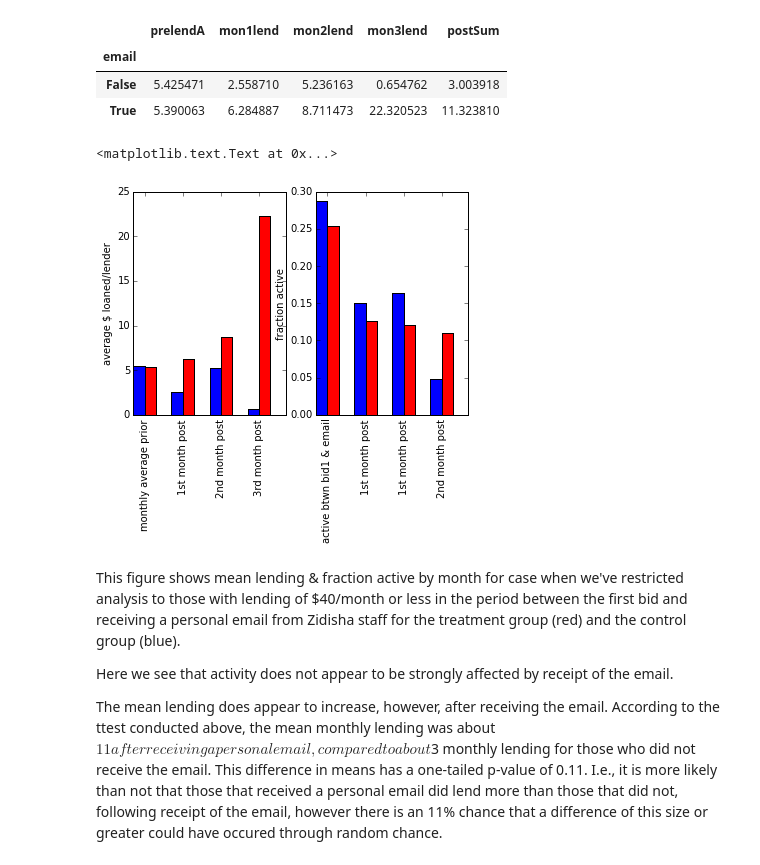
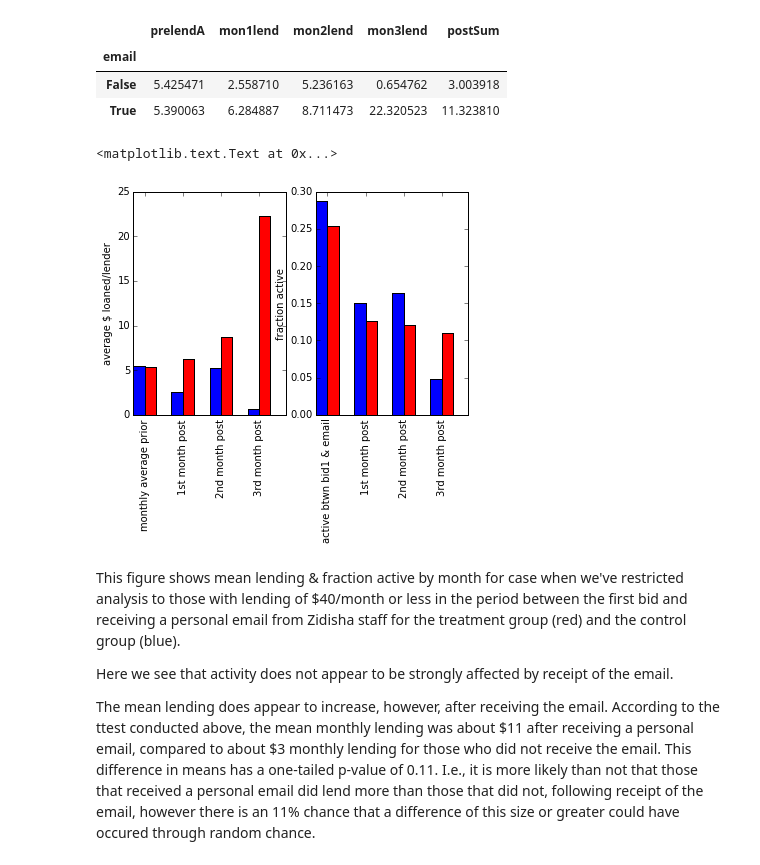
Before and after one commit to erinhult/zidisha, a Jupyter notebook: EmailImpact.ipynb, the cells around one changed output. Saved outputs shown, nothing was run; the diff lists cells and outputs as text; code cells hidden in the pictures.

```diff
--- a/EmailImpact.ipynb
+++ b/EmailImpact.ipynb
@@ -317,30 +349,29 @@ testComp[['prelendA','mon1lend','mon2lend','mon3lend','postSum','email']].\
 # %%
 a=subplot(1,2,1)
 lendingbymonth=testComp[['prelendA','mon1lend','mon2lend','mon3lend','email',]]\
     .groupby('email').mean()
 plt.bar([1,2,3,4],lendingbymonth.iloc[0,:],width=.3)
 plt.bar([1.3,2.3,3.3,4.3],lendingbymonth.iloc[1,:],width=.3,color='red')
 plt.xticks([1.3,2.3,3.3,4.3], ['monthly average prior','1st month post',\
                                '2nd month post',\
              '3rd month post','4th month post'], rotation='vertical');
 a.set_ylabel('average $ loaned/lender')
 
 b=subplot(1,2,2)
 activitybymonth=testComp[['preactA','mon1act','mon2act','mon3act','email',]]\
     .groupby('email').mean()
 plt.bar([1,2,3,4],activitybymonth.iloc[0,:],width=.3)
 plt.bar([1.3,2.3,3.3,4.3],activitybymonth.iloc[1,:],width=.3,color='red')
 plt.xticks([1.3,2.3,3.3,4.3], ['active btwn bid1 & email','1st month post',\
-                               '1st month post',\
                                '2nd month post',\
              '3rd month post','4th month post'], rotation='vertical');
 b.set_ylabel('fraction active')
 # %% [output]
 <matplotlib.text.Text at 0x...>
-[figure, old version]
+[figure, new version]
 # %% [markdown]
-This figure shows mean lending & fraction active by month for case when we've restricted analysis to those with lending of $40/month or less in the period between the first bid and receiving a personal email from Zidisha staff for the treatment group (red) and the control group (blue).
+This figure shows mean lending & fraction active by month for case when we've restricted analysis to those with lending of \$40/month or less in the period between the first bid and receiving a personal email from Zidisha staff for the treatment group (red) and the control group (blue).
 
 Here we see that activity does not appear to be strongly affected by receipt of the email.
 
-The mean lending does appear to increase, however, after receiving the email. According to the ttest conducted above, the mean monthly lending was about $11 after receiving a personal email, compared to about $3 monthly lending for those who did not receive the email. This difference in means has a one-tailed p-value of 0.11. I.e., it is more likely than not that those that received a personal email did lend more than those that did not, following receipt of the email, however there is an 11% chance that a difference of this size or greater could have occured through random chance.
+The mean lending does appear to increase, however, after receiving the email. According to the ttest conducted above, the mean monthly lending was about \$11 after receiving a personal email, compared to about \$3 monthly lending for those who did not receive the email. This difference in means has a one-tailed p-value of 0.11. I.e., it is more likely than not that those that received a personal email did lend more than those that did not, following receipt of the email, however there is an 11% chance that a difference of this size or greater could have occured through random chance.
```
Also changed, not shown: parts of 11 cells of this notebook.
